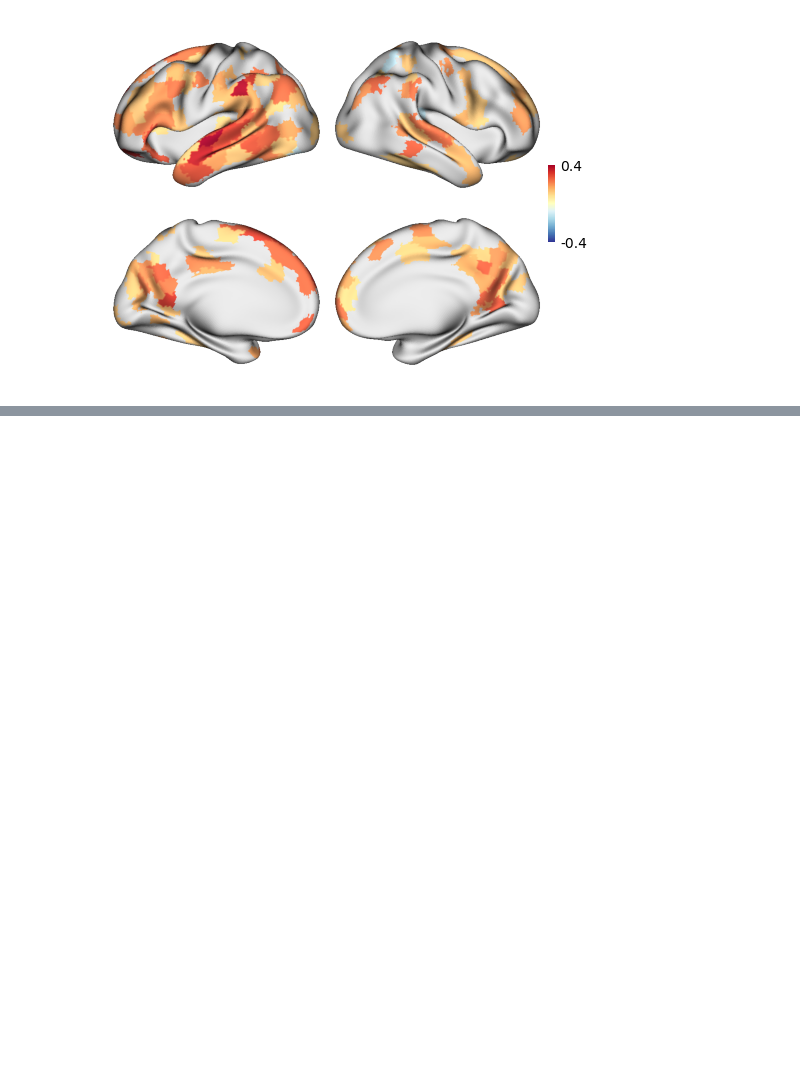
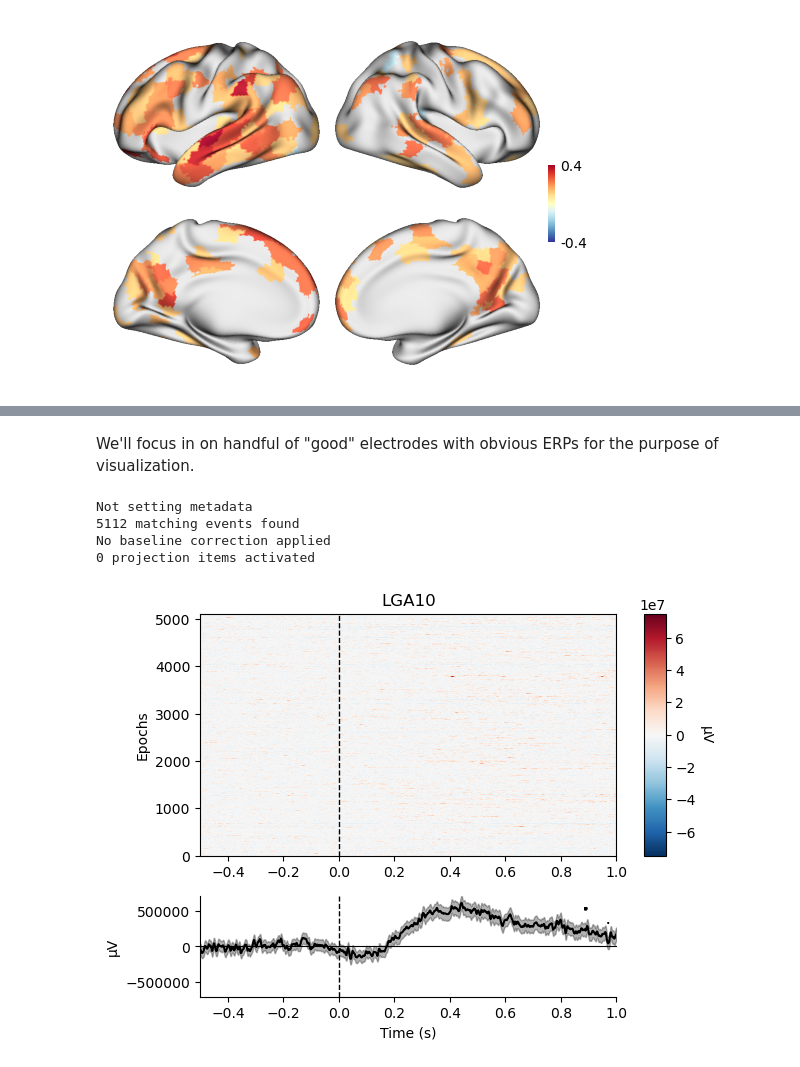
Before and after one commit to snastase/encling-tutorial, a Jupyter notebook: encling-tutorial.ipynb, the cells around one changed output, grey strips where cells are left out. Cells and saved outputs as stored; diff of their text form; code cells hidden in the pictures; blank space fills up the shorter version.

```diff
--- a/encling-tutorial.ipynb
+++ b/encling-tutorial.ipynb
@@ -701,0 +843,6 @@ fig = p.build(cbar_kws=cbar_kws)
+# %%
+# Reload transcript with embeddings if already generated
+transcript_f = 'monkey_w2v.pkl'
+if exists(transcript_f):
+    with open(transcript_f, 'rb') as f:
+        transcript_w2v = pickle.load(f)
@@ -701,0 +851,12 @@ fig = p.build(cbar_kws=cbar_kws)
+# %%
+# Add word onsets as annotations to the raw object
+annotations = mne.Annotations(transcript_w2v.onset.to_numpy() / 512,
+                              (transcript_w2v.offset - transcript_w2v.onset).to_numpy() / 512,
+                              description=transcript_w2v.word.to_numpy())
+raw = raw.set_annotations(annotations)
+# %%
+# Extract word onsets from the annotations
+events, event_id = mne.events_from_annotations(raw, regexp=None, verbose=False)
+word_ids = {word: id for id, word in event_id.items()}
+words = [word_ids[word_id] for word_id in events[:, 2]]
+print(f'First few words: "{" ".join(words[:9])}"')
@@ -701,0 +867,11 @@ fig = p.build(cbar_kws=cbar_kws)
+# %%
+# Convert events to epochs
+epochs = mne.Epochs(raw,
+                    events, event_id=event_id,
+                    event_repeated='drop',
+                    tmin=-0.5, tmax=1.0,
+                    picks='ecog',
+                    detrend=None,
+                    baseline=(None, 0),
+                    reject_by_annotation=False)
+epochs = epochs.load_data()
@@ -701,0 +886,14 @@ fig = p.build(cbar_kws=cbar_kws)
+# %% [markdown]
+We'll focus in on handful of "good" electrodes with obvious ERPs for the purpose of visualization.
+# %%
+# Plot average response for one good electrode
+good_erp = [9, 36, 37, 38, 45, 46]
+example_electrode = 9
+
+epochs.plot_image(picks=[example_electrode]);
+# %% [output]
+Not setting metadata
+5112 matching events found
+No baseline correction applied
+0 projection items activated
+[figure, added]
```
Also changed, not shown: parts of 84 cells of this notebook, 5 other files.
